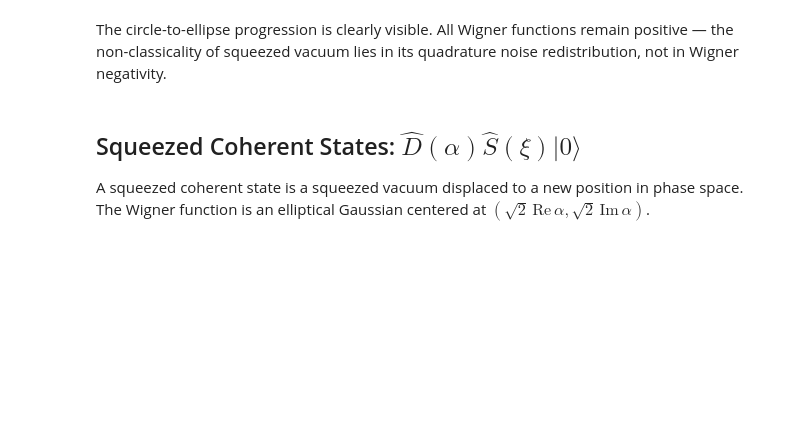
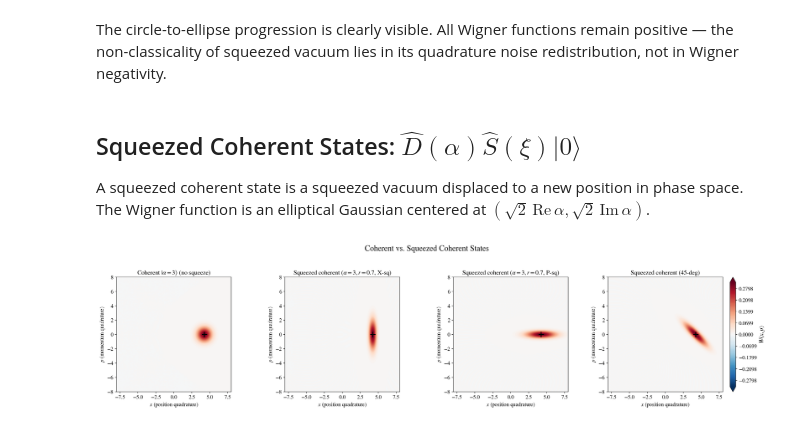
Before and after one commit to abbas-ahmad-cowlar/quantum-states-of-light, a Jupyter notebook: notebooks/03_squeezed_states.ipynb, the cells around one changed output. Saved outputs shown, nothing was run; the diff lists cells and outputs as text; code cells hidden in the pictures; blank space fills up the shorter version.

Commit message:
Add 03 squeezed states cell 21: fig, axes = plt.subplots(1, 4, figsize=(22, 5))

```diff
--- a/notebooks/03_squeezed_states.ipynb
+++ b/notebooks/03_squeezed_states.ipynb
@@ -344,3 +344,34 @@ quadrature noise redistribution, not in Wigner negativity.
 A squeezed coherent state is a squeezed vacuum displaced to a new position
 in phase space. The Wigner function is an elliptical Gaussian centered at
 $(\sqrt{2}\,\text{Re}\,\alpha, \sqrt{2}\,\text{Im}\,\alpha)$.
+# %%
+fig, axes = plt.subplots(1, 4, figsize=(22, 5))
+xvec = np.linspace(-8, 8, 200)
+
+configs = [
+    (3.0, 0.0, r'Coherent $|\alpha=3\rangle$ (no squeeze)'),
+    (3.0, 0.7, r'Squeezed coherent ($\alpha=3, r=0.7$, X-sq)'),
+    (3.0, -0.7, r'Squeezed coherent ($\alpha=3, r=0.7$, P-sq)'),
+    (3.0, 0.7*np.exp(1j*np.pi/2), r'Squeezed coherent (45-deg)'),
+]
+
+for idx, (alpha, xi, label) in enumerate(configs):
+    if xi == 0:
+        state = qutip.coherent(N, alpha)
+    else:
+        state = qutip.displace(N, alpha) * qutip.squeeze(N, xi) * qutip.basis(N, 0)
+
+    _, W = plot_wigner(state, xvec=xvec, title=label, ax=axes[idx],
+                       show_colorbar=(idx == 3))
+    norm = wigner_normalization(W, xvec, xvec)
+    assert np.isclose(norm, 1.0, atol=5e-3), f"Wigner integral for {label} = {norm}"
+    axes[idx].plot(np.sqrt(2)*np.real(alpha), np.sqrt(2)*np.imag(alpha),
+                   'k+', markersize=12, markeredgewidth=2)
+
+plt.suptitle('Coherent vs. Squeezed Coherent States', fontsize=18, y=1.05)
+plt.tight_layout()
+plt.savefig(FIG_DIR / 'squeezed_coherent_wigner.png', bbox_inches='tight', dpi=300)
+plt.savefig(FIG_DIR / 'squeezed_coherent_wigner.svg', bbox_inches='tight')
+plt.show()
+# %% [output]
+[figure, added]
```
